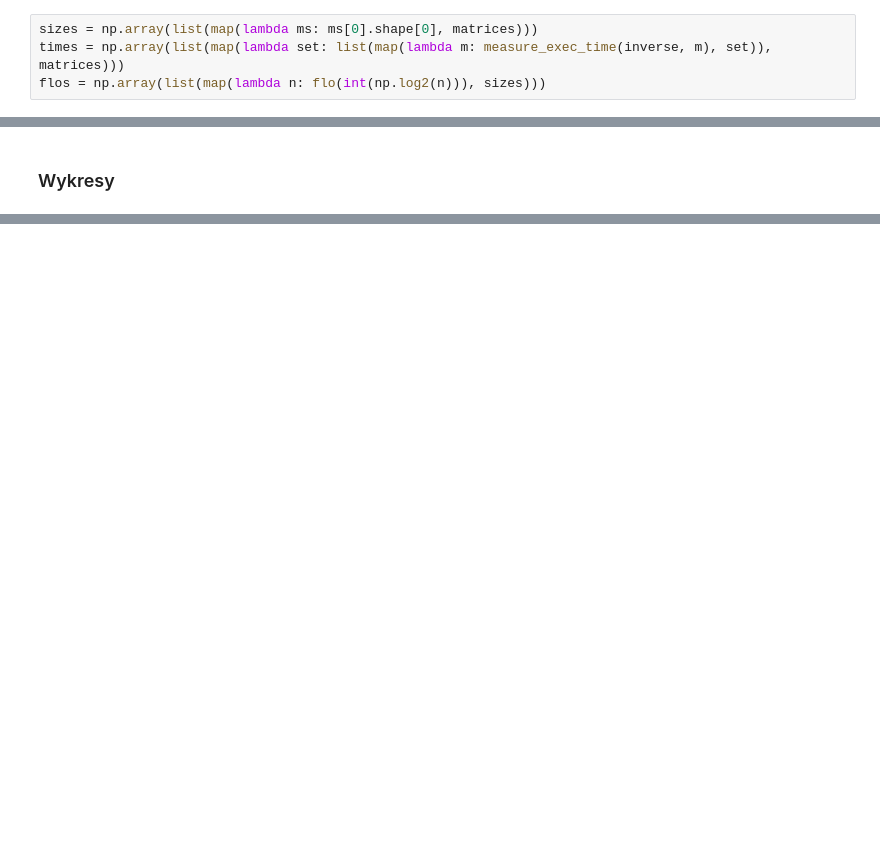
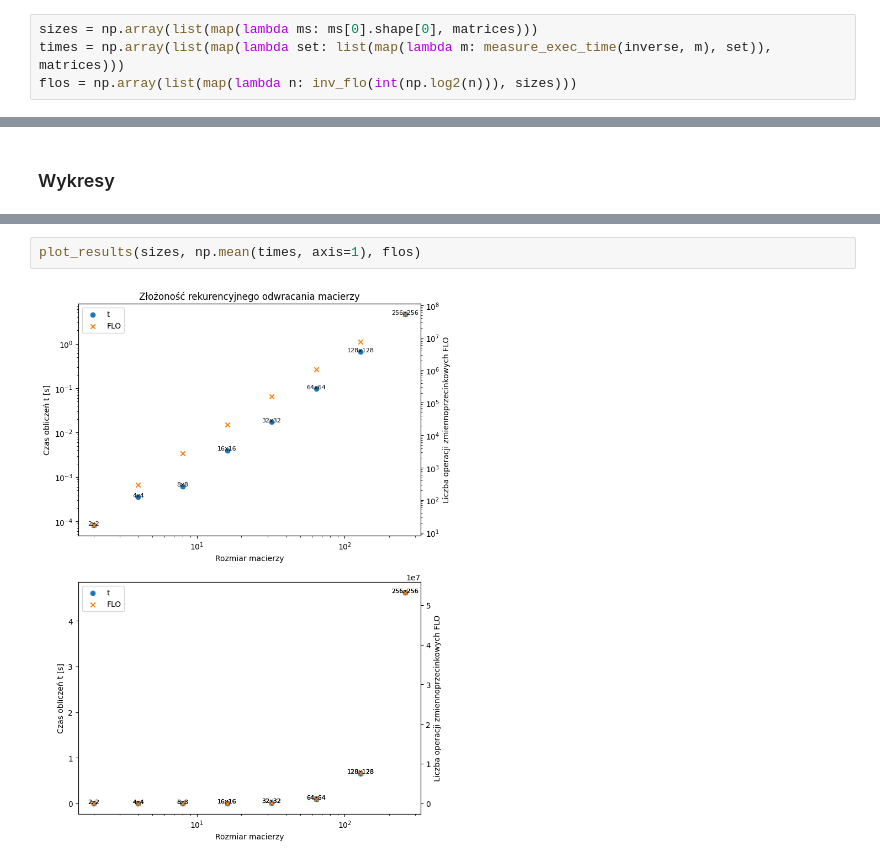
Before and after one commit to Wotaker/Macierze, a Jupyter notebook: prog02/report.ipynb, the cells around one changed output, grey strips where cells are left out. Cells and saved outputs as stored; diff of their text form; blank space fills up the shorter version.

```diff
--- a/prog02/report.ipynb
+++ b/prog02/report.ipynb
@@ -115,4 +124,4 @@ Matrices 256x256 are ready
 # %%
 sizes = np.array(list(map(lambda ms: ms[0].shape[0], matrices)))
 times = np.array(list(map(lambda set: list(map(lambda m: measure_exec_time(inverse, m), set)), matrices)))
-flos = np.array(list(map(lambda n: flo(int(np.log2(n))), sizes)))
+flos = np.array(list(map(lambda n: inv_flo(int(np.log2(n))), sizes)))
@@ -178,0 +130,4 @@ plt.show()
+# %%
+plot_results(sizes, np.mean(times, axis=1), flos)
+# %% [output]
+[figure, added]
```
Also changed, not shown: parts of 12 cells of this notebook, 6 other files.
